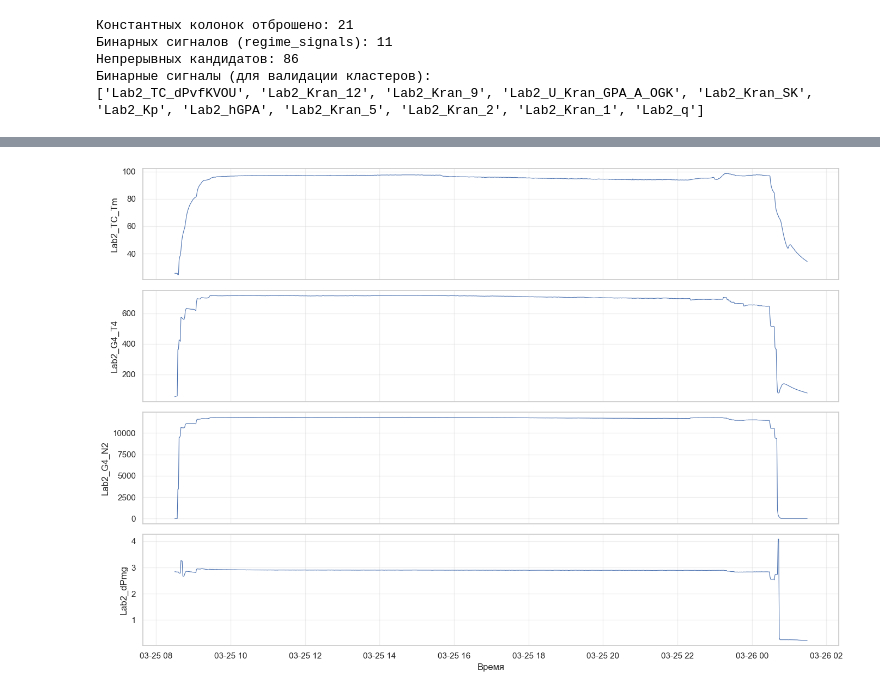
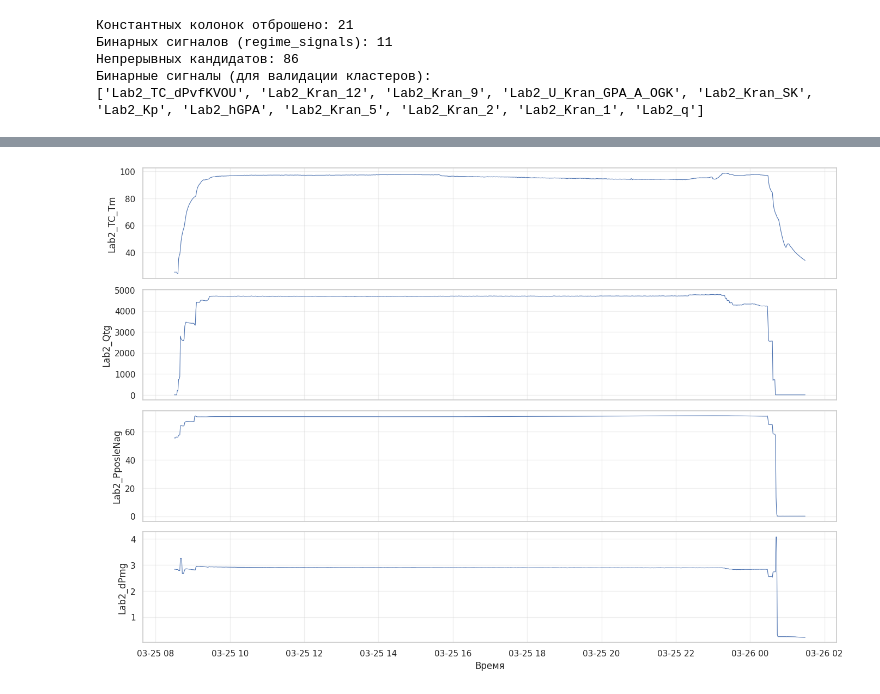
Before and after one commit to pmakarova/topology, a Jupyter notebook: Lab2_EDA_TDA.ipynb, the cells around one changed output, grey strips where cells are left out. Saved outputs shown, nothing was run; the diff lists cells and outputs as text; code cells hidden in the pictures.

```diff
--- a/Lab2_EDA_TDA.ipynb
+++ b/Lab2_EDA_TDA.ipynb
@@ -161,13 +189,24 @@ except Exception:
 | Lab2_G1_T607 | -0.11 | -0.11 | 0.27 | 0.07 | 0.15 | 0.12 | 0.19 | -0.08 | ... |
 | Lab2_G3_T600 | -0.04 | 0.21 | -0.05 | -0.31 | 0.20 | -0.06 | -0.32 | 0.02 | ... |
 # %%
-fig, axes = plt.subplots(len(plot_cols), 1, figsize=(14, 2.6 * len(plot_cols)), sharex=True)
+import matplotlib.pyplot as plt
+import matplotlib.dates as mdates
+
+fig, axes = plt.subplots(len(plot_cols), 1, figsize=(14, 3.0 * len(plot_cols)))
+
 if len(plot_cols) == 1:
     axes = [axes]
+
 for ax, col in zip(axes, plot_cols):
     ax.plot(df.index, df[col], lw=0.8, color="C0")
     ax.set_ylabel(col)
-axes[-1].set_xlabel("Время")
+    ax.set_title(f"Динамика показателя: {col}")
+    ax.set_xlabel("Время")
+
+    ax.xaxis.set_major_formatter(mdates.DateFormatter('%d.%m %H:%M'))
+
+    ax.tick_params(axis='x', rotation=15)
+
 plt.tight_layout()
 plt.show()
 # %% [output]
@@ -203,3 +292,13 @@ print(binary_cols)
 Непрерывных кандидатов: 86
 Бинарные сигналы (для валидации кластеров):
 ['Lab2_TC_dPvfKVOU', 'Lab2_Kran_12', 'Lab2_Kran_9', 'Lab2_U_Kran_GPA_A_OGK', 'Lab2_Kran_SK', 'Lab2_Kp', 'Lab2_hGPA', 'Lab2_Kran_5', 'Lab2_Kran_2', 'Lab2_Kran_1', 'Lab2_q']
+# %%
+target_scores = CORR.abs().sum(axis=1).sort_values(ascending=False)
+
+print("Рейтинг кандидатов на целевую переменную (по убыванию системной связи):")
+print("-" * 60)
+for i, (col, score) in enumerate(target_scores.items(), 1):
+    # вычитаем 1, чтобы не учитывать корреляцию признака сам с собой (которая всегда = 1)
+    net_score = score - 1
+    mean_r = net_score / (len(CORR) - 1)
+    print(f"{i:<2} | {col:<15} | Сумма |R|: {net_score:.2f} | Средний |R|: {mean_r:.3f}")
@@ -206,24 +323,24 @@ print(binary_cols)
 # %%
-CANDIDATES = ["Lab2_TC_Tm", "Lab2_G4_T4", "Lab2_G4_N2", "Lab2_dPmg"]
+CANDIDATES = ["Lab2_TC_Tm", "Lab2_Qtg", "Lab2_PposleNag", "Lab2_dPmg"]
 CANDIDATES = [c for c in CANDIDATES if c in df_cont.columns]
 
 fig, axes = plt.subplots(len(CANDIDATES), 1, figsize=(14, 2.4 * len(CANDIDATES)), sharex=True)
 for ax, col in zip(axes, CANDIDATES):
     ax.plot(df_cont.index, df_cont[col], lw=0.8)
     ax.set_ylabel(col)
     ax.grid(True, alpha=0.3)
 axes[-1].set_xlabel("Время")
 plt.tight_layout()
 plt.show()
 
 stats = pd.DataFrame({
     "min": df_cont[CANDIDATES].min(),
     "median": df_cont[CANDIDATES].median(),
     "max": df_cont[CANDIDATES].max(),
     "std": df_cont[CANDIDATES].std(),
     "cv": df_cont[CANDIDATES].std() / (df_cont[CANDIDATES].abs().mean() + 1e-9),
     "share_zero": (df_cont[CANDIDATES] == 0).mean(),
 })
 print(stats.round(3))
 # %% [output]
-[figure, old version]
+[figure, new version]
```
Also changed, not shown: parts of 60 cells of this notebook.
